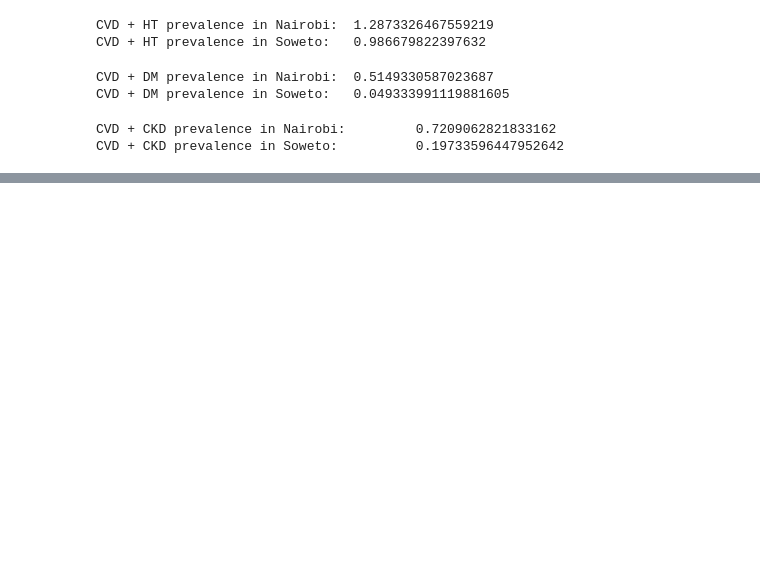
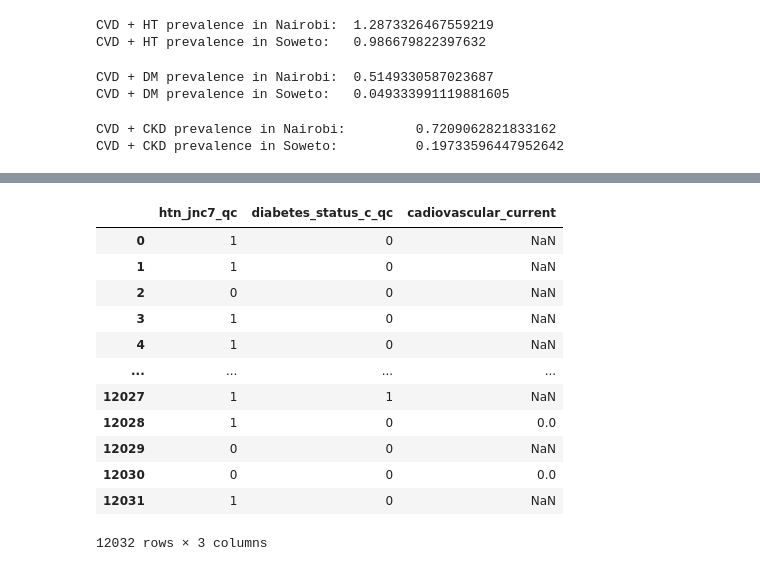
Before and after one commit to kayvinsoo7/AWI_GEN_PROJECT, a Jupyter notebook: Business/michele.ipynb, the cells around one changed output, grey strips where cells are left out. Cells and saved outputs as stored; diff of their text form; code cells hidden in the pictures; blank space fills up the shorter version.

```diff
--- a/Business/michele.ipynb
+++ b/Business/michele.ipynb
@@ -214 +231,17 @@ CVD + CKD prevalence in Soweto:          0.19733596447952642
+# %%
+dff.loc[:,['htn_jnc7_qc', 'diabetes_status_c_qc','cadiovascular_current']]
+# %% [output]
+|  | htn_jnc7_qc | diabetes_status_c_qc | cadiovascular_current |
+| 0 | 1 | 0 | NaN |
+| 1 | 1 | 0 | NaN |
+| 2 | 0 | 0 | NaN |
+| 3 | 1 | 0 | NaN |
+| 4 | 1 | 0 | NaN |
+| ... | ... | ... | ... |
+| 12027 | 1 | 1 | NaN |
+| 12028 | 1 | 0 | 0.0 |
+| 12029 | 0 | 0 | NaN |
+| 12030 | 0 | 0 | 0.0 |
+| 12031 | 1 | 0 | NaN |
+12032 rows × 3 columns
 # %%
```
Also changed, not shown: parts of 3 cells of this notebook.
